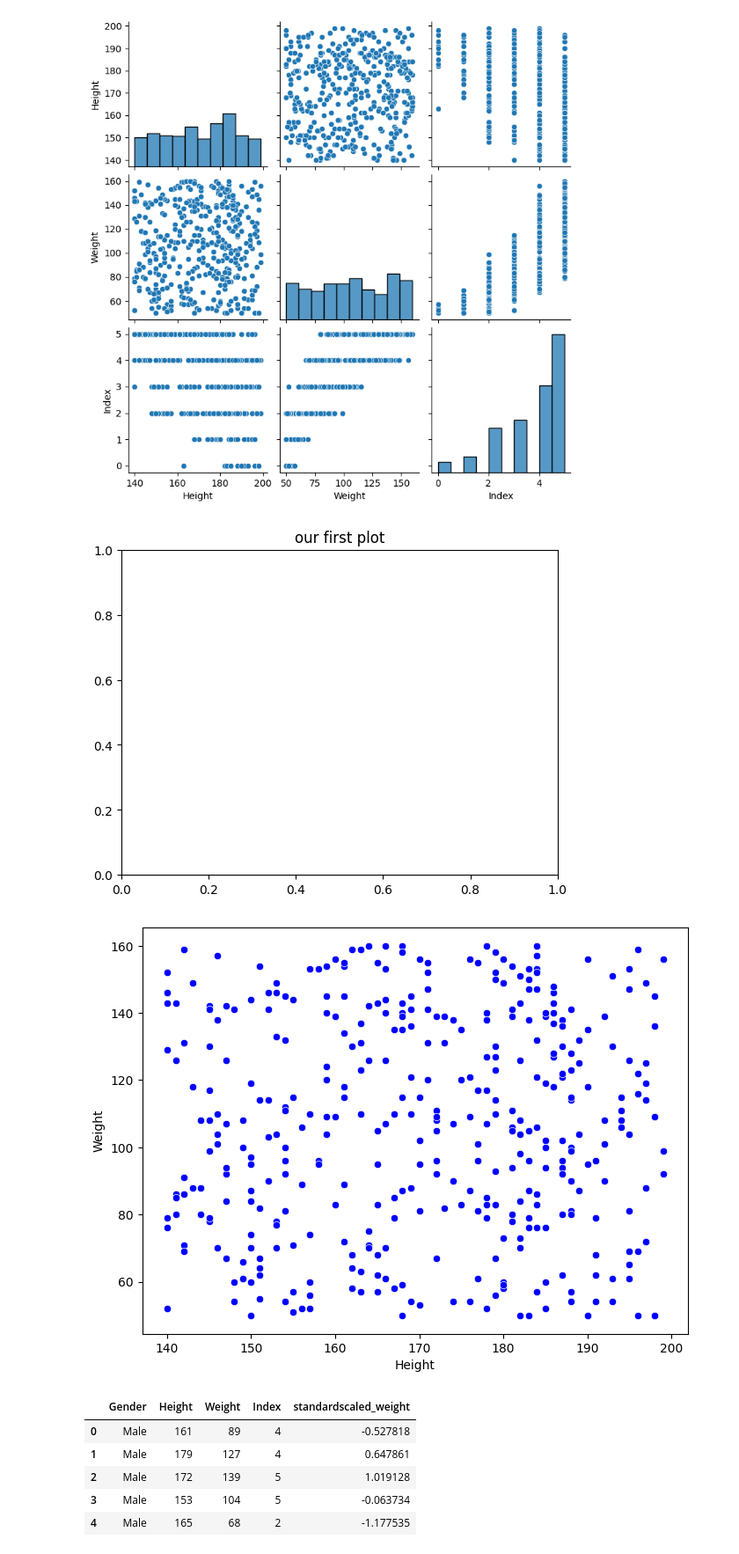
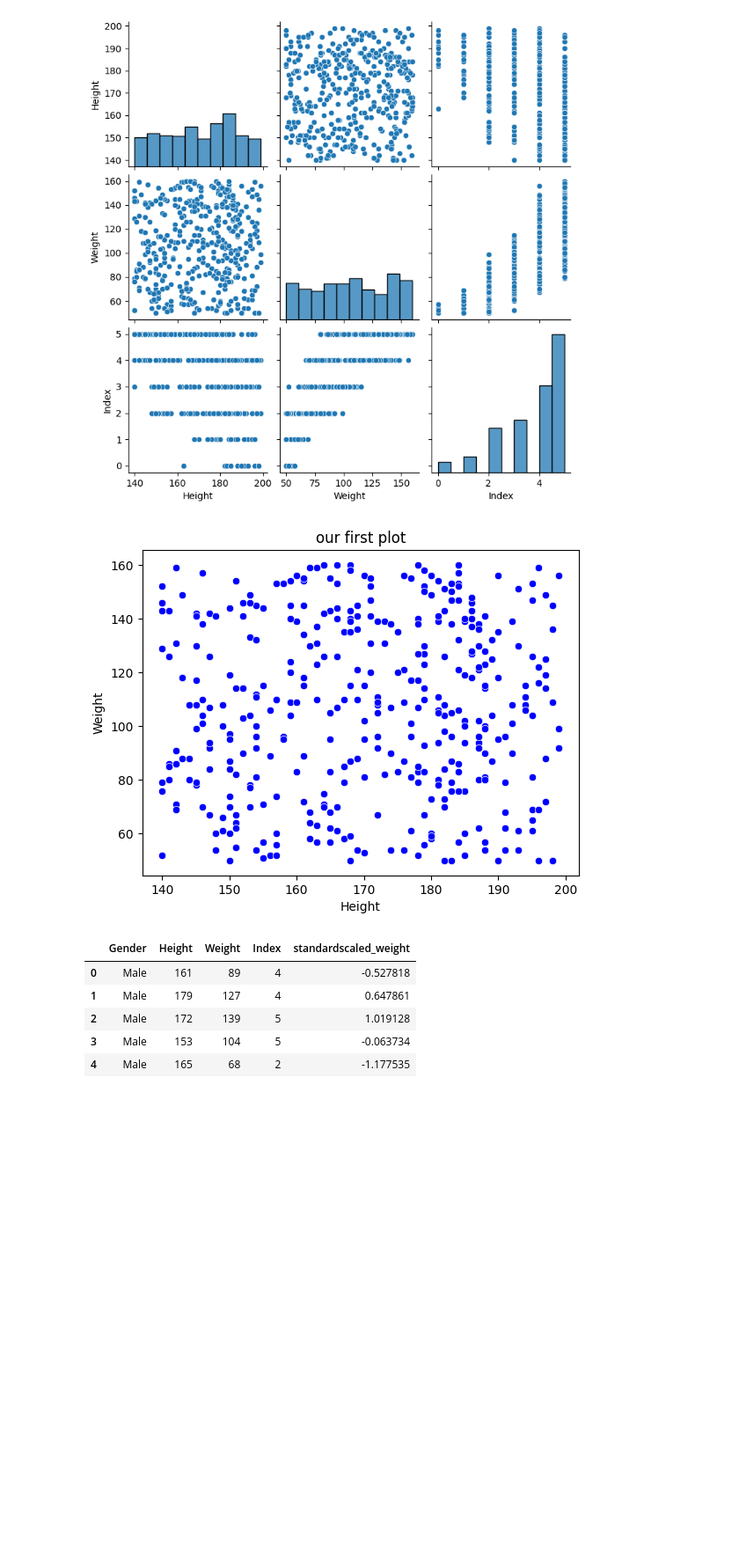
Before and after one commit to awnginga/Engage-Project, a Jupyter notebook: Engage_Practical3.ipynb, the cells around one changed output. Shown at 88% size. Saved outputs shown, nothing was run; the diff lists cells and outputs as text; code cells hidden in the pictures; blank space fills up the shorter version.

```diff
--- a/Engage_Practical3.ipynb
+++ b/Engage_Practical3.ipynb
@@ -140,16 +127,14 @@ plt.show()
 # %%
 import matplotlib.pyplot as plt # Import the matplotlib.pyplot module and give it the alias 'plt'
 import seaborn as sns # Import the seaborn module and give it the alias 'sns'
 
 plt.title('our first plot')
-plt.figure(figsize=(8, 6))
 sns.scatterplot(x='Height', y='Weight', data=df, color='blue')
 plt.xlabel('Height')
 plt.ylabel('Weight')
 plt.show()
 # %% [output]
-[figure, old version]
+[figure, new version]
-[figure, removed]
 # %%
 from sklearn.preprocessing import MinMaxScaler, StandardScaler
 scaler=StandardScaler()
```
Also changed, not shown: parts of 5 cells of this notebook.
